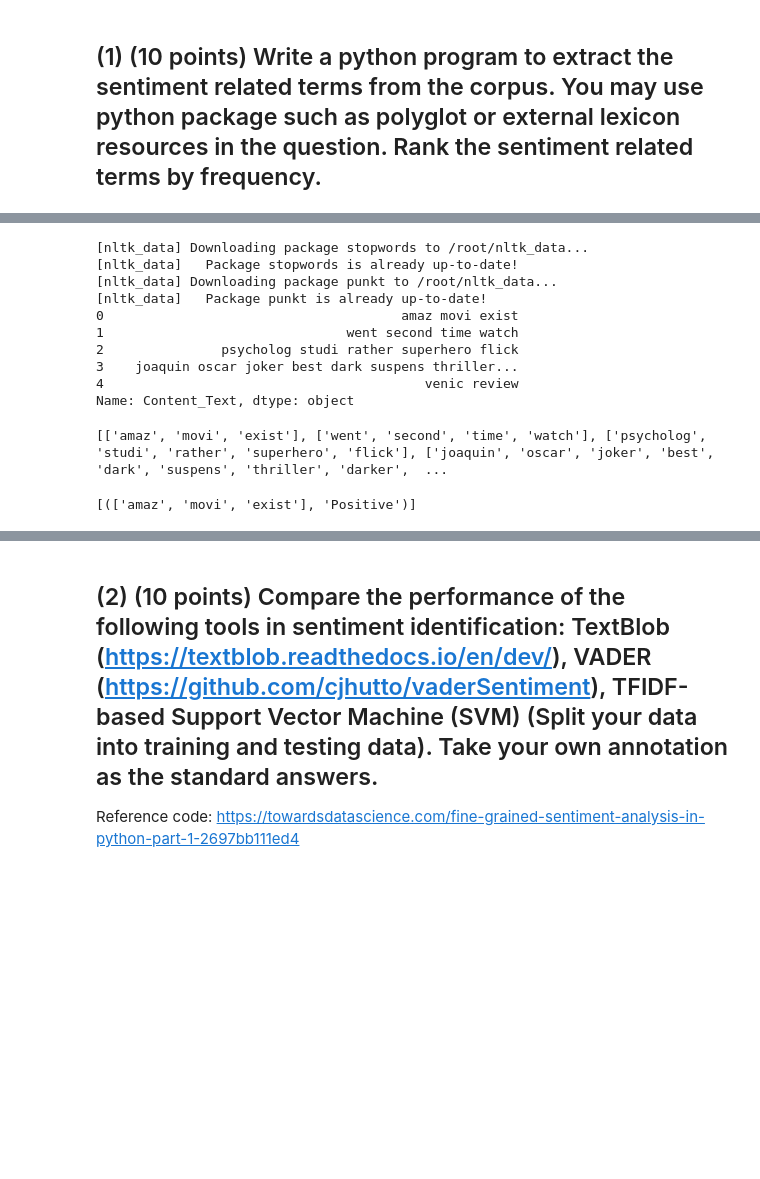
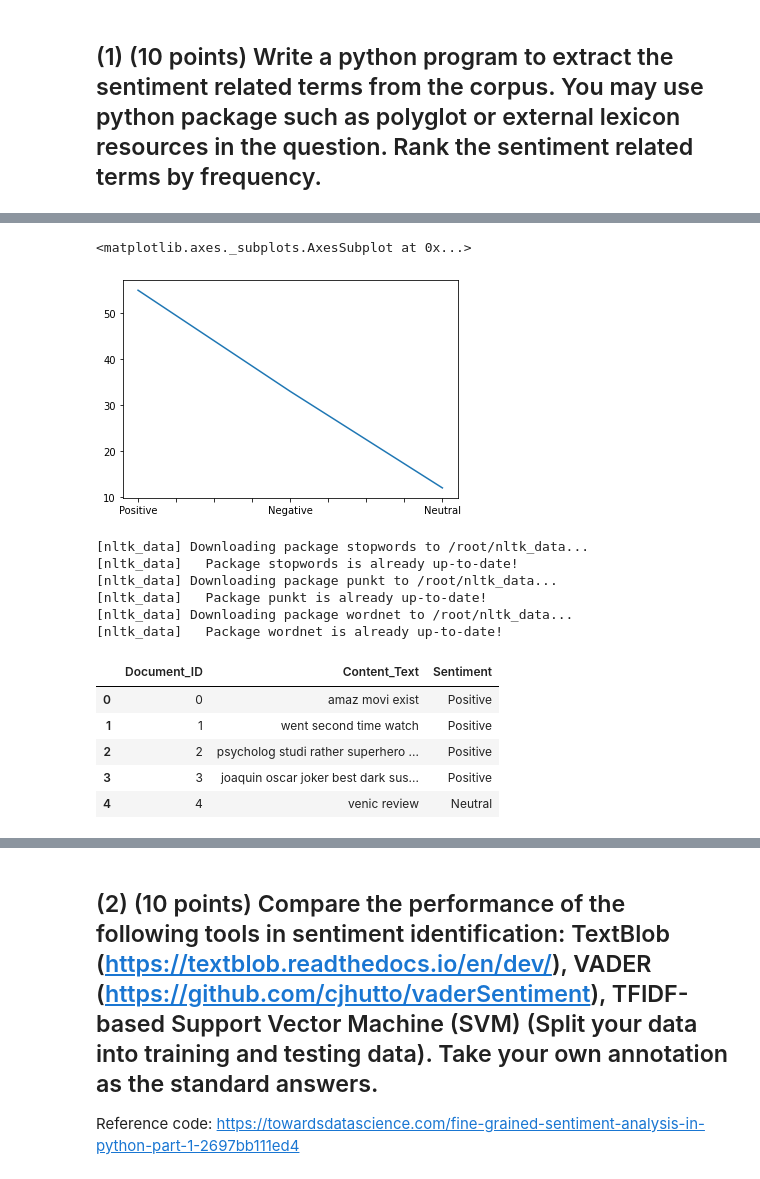
Before and after one commit to Deekshapoornashri25/python5731, a Jupyter notebook: In_class_exercise_08.ipynb, the cells around one changed output, grey strips where cells are left out. Drawn from its saved outputs; the diff is of its cells as text; code cells hidden in the pictures; blank space fills up the shorter version.

```diff
--- a/In_class_exercise_08.ipynb
+++ b/In_class_exercise_08.ipynb
@@ -9,46 +22,38 @@ The data for this exercise is from the dataset you created from assignment three
+# %%
+import matplotlib.pyplot as plt
+df['Sentiment'].value_counts().plot(kind='line')
+# %% [output]
+<matplotlib.axes._subplots.AxesSubplot at 0x...>
+[figure, added]
 # %%
-import pandas as pd
 import nltk
+from nltk import word_tokenize, sent_tokenize
+from nltk.corpus import stopwords
+nltk.download('stopwords')
+nltk.download('punkt')
+nltk.download('wordnet')
+from textblob import Word
+from wordcloud import WordCloud, STOPWORDS
+from textblob import TextBlob
 import string
-nltk.download('stopwords')
-from nltk.corpus import stopwords
 stop = stopwords.words('english')
-nltk.download('punkt')
-from textblob import TextBlob
 
-df = pd.read_csv("/content/SentimentReview.csv")
 
-df['Content_Text'] = df['Content_Text'].apply(lambda x: " ".join(x for x in x.split() if x not in string.punctuation))
 df['Content_Text'] = df['Content_Text'].apply(lambda x: " ".join(x.lower() for x in x.split()))
+df['Content_Text'] = df['Content_Text'].apply(lambda  x: " ".join(x for x in x.split() if x not in string.punctuation))
 df['Content_Text'] = df['Content_Text'].apply(lambda x: " ".join(x for x in x.split() if x not in stop))
-print(df['Content_Text'].head())
+df['Content_Text'] = df['Content_Text'].apply(lambda x: " ".join([Word(word).lemmatize() for word in x.split()]))
+df.head()
 # %% [output]
 [nltk_data] Downloading package stopwords to /root/nltk_data...
 [nltk_data]   Package stopwords is already up-to-date!
 [nltk_data] Downloading package punkt to /root/nltk_data...
 [nltk_data]   Package punkt is already up-to-date!
-0                                      amaz movi exist
-1                               went second time watch
-2               psycholog studi rather superhero flick
-3    joaquin oscar joker best dark suspens thriller...
-4                                         venic review
-Name: Content_Text, dtype: object
+[nltk_data] Downloading package wordnet to /root/nltk_data...
+[nltk_data]   Package wordnet is already up-to-date!
+|  | Document_ID | Content_Text | Sentiment |
+| 0 | 0 | amaz movi exist | Positive |
+| 1 | 1 | went second time watch | Positive |
+| 2 | 2 | psycholog studi rather superhero ... | Positive |
+| 3 | 3 | joaquin oscar joker best dark sus... | Positive |
+| 4 | 4 | venic review | Neutral |
-# %%
-words=[]
-for i in df['Content_Text']:
-  words.append(nltk.word_tokenize(i))
-print(words[:5])
-# %% [output]
-[['amaz', 'movi', 'exist'], ['went', 'second', 'time', 'watch'], ['psycholog', 'studi', 'rather', 'superhero', 'flick'], ['joaquin', 'oscar', 'joker', 'best', 'dark', 'suspens', 'thriller', 'darker',  ...
-# %%
-doc =[]
-for i in range(len(df)-1):
-  sentiment = (df['Sentiment'])[i]
-  text = nltk.word_tokenize((df['Content_Text'])[i])
-  doc.append((text,sentiment))
-
-print(doc[:1])
-import random
-random.shuffle(doc)
-# %% [output]
-[(['amaz', 'movi', 'exist'], 'Positive')]
```
Also changed, not shown: parts of 18 cells of this notebook.
